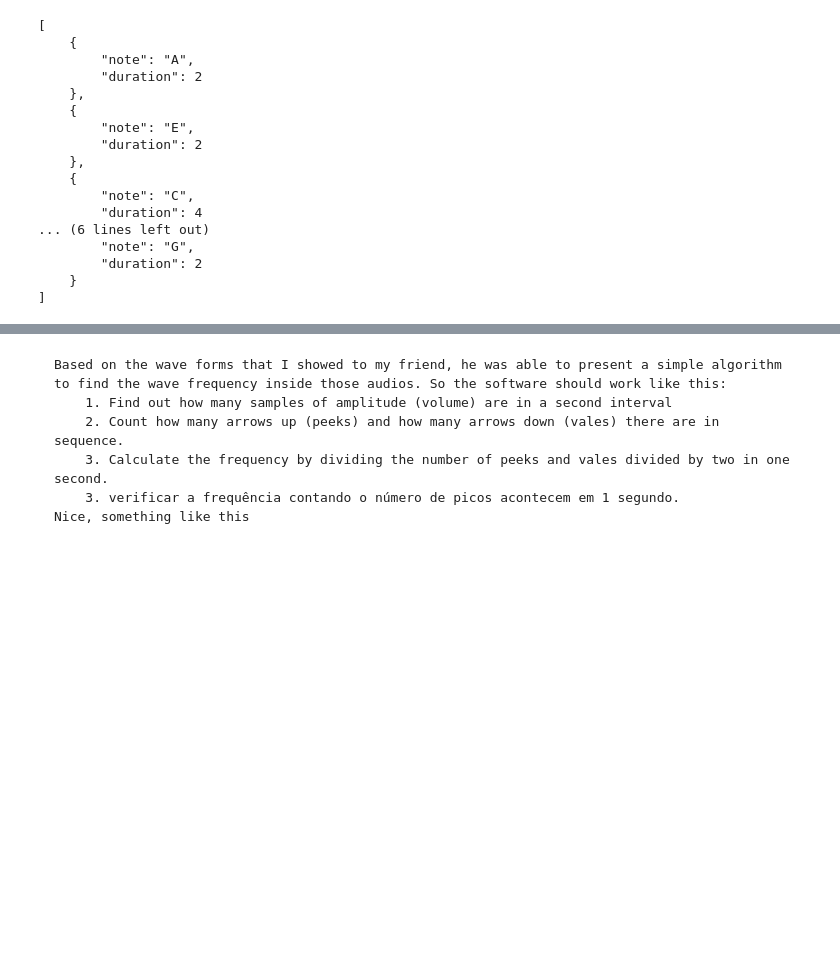
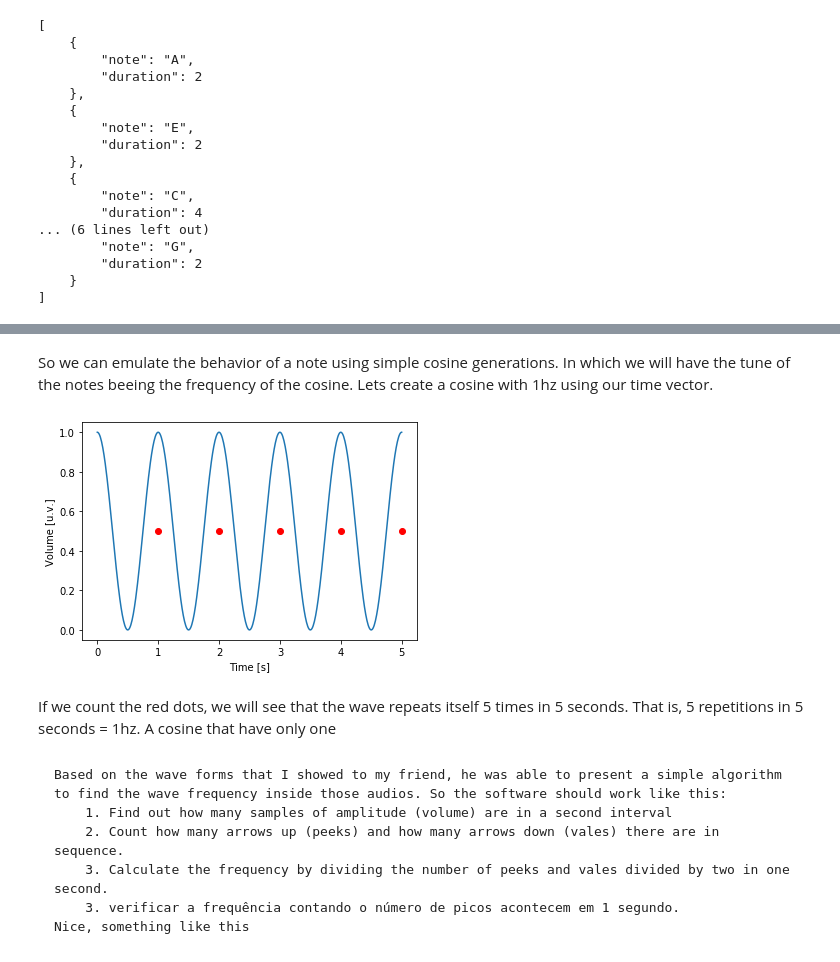
Before and after one commit to pedrogyrao/math_music, a Jupyter notebook: frequency vs time domains.ipynb, the cells around one changed output, grey strips where cells are left out. Drawn from its saved outputs; the diff is of its cells as text; code cells hidden in the pictures; blank space fills up the shorter version.

```diff
--- a/frequency vs time domains.ipynb
+++ b/frequency vs time domains.ipynb
@@ -104,0 +168,13 @@ plt.show()
+# %% [markdown]
+So we can emulate the behavior of a note using simple cosine generations. In which we will have the tune of the notes beeing the frequency of the cosine. Lets create a cosine with 1hz using our time vector.
+# %%
+cos_1_vector = (cosine(time_vector, 1))
+plt.plot(time_vector, cos_1_vector)
+plot_freq_points(1, time, y_offset=0.5)
+plt.xlabel('Time [s]')
+plt.ylabel('Volume [u.v.]')
+plt.show()
+# %% [output]
+[figure, added]
+# %% [markdown]
+If we count the red dots, we will see that the wave repeats itself 5 times in 5 seconds. That is, 5 repetitions in 5 seconds = 1hz. A cosine that have only one
```
Also changed, not shown: parts of 41 cells of this notebook, 7 other files.
